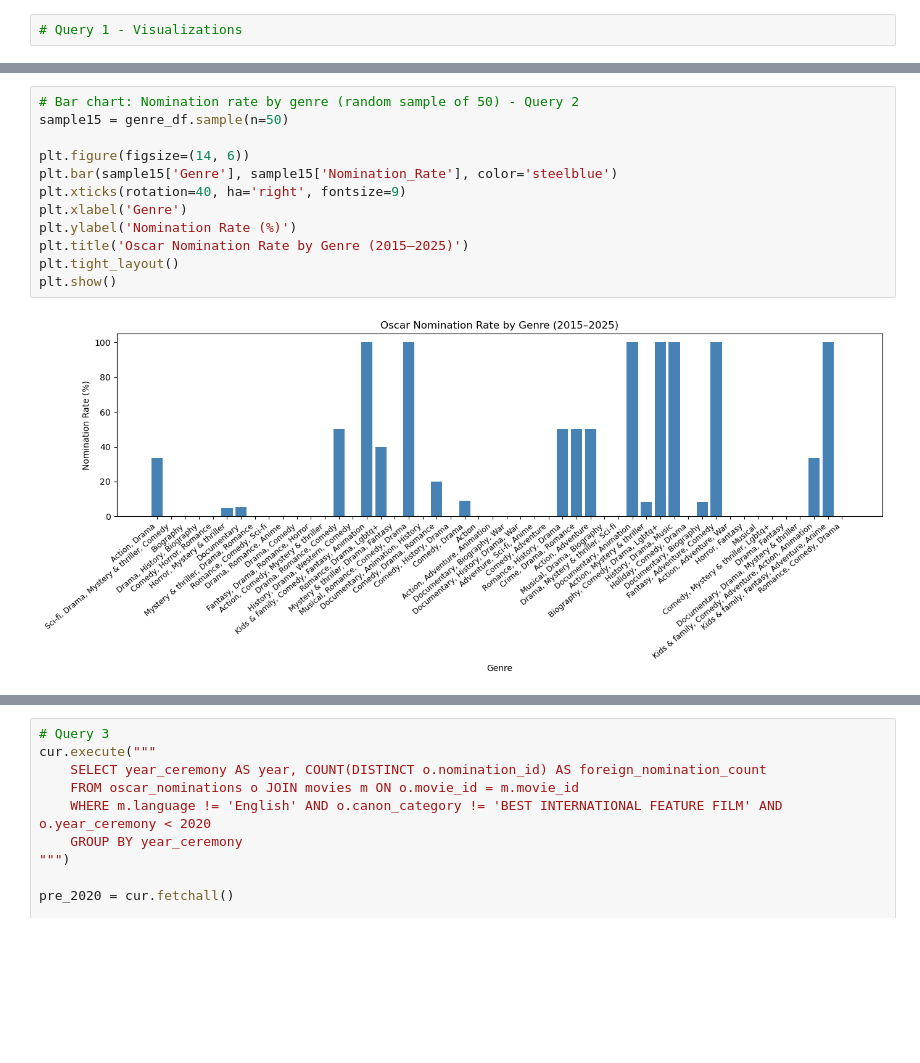
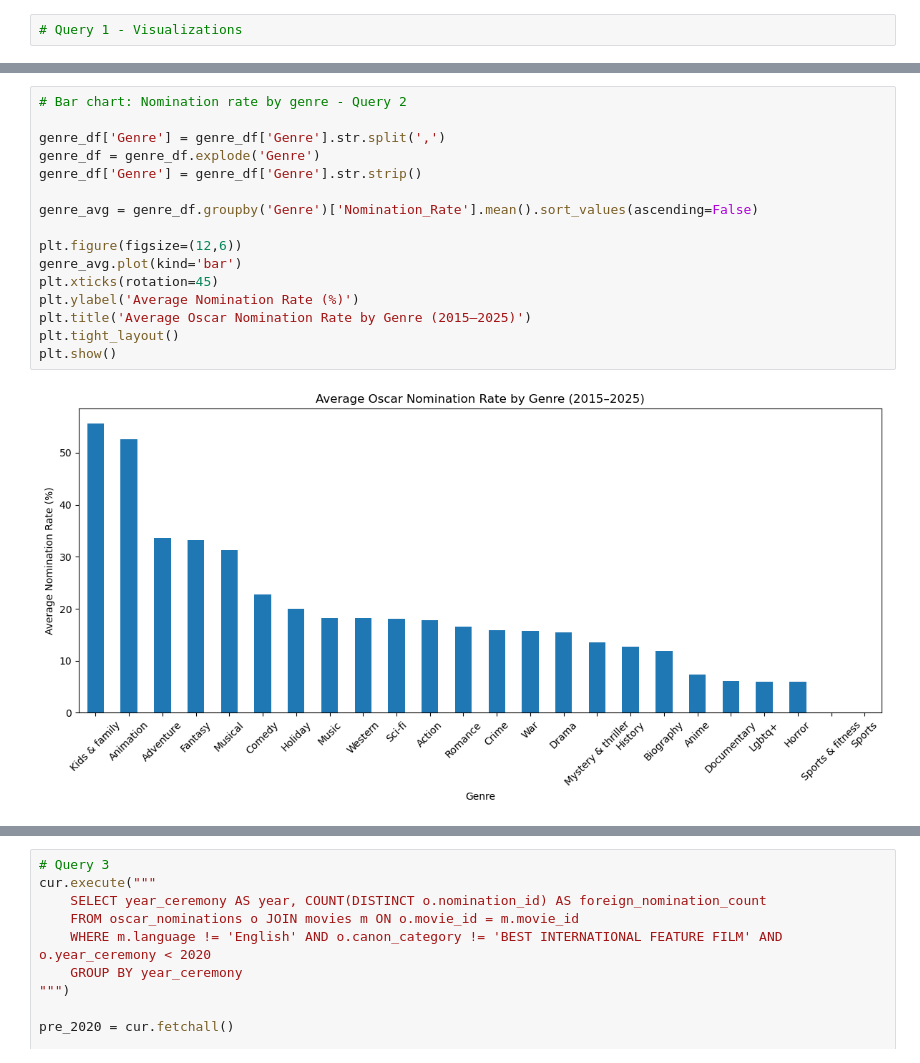
Before and after one commit to maggie63/cpsc368_group19, a Jupyter notebook: phase-3.ipynb, the cells around one changed output, grey strips where cells are left out. Cells and saved outputs as stored; diff of their text form; blank space fills up the shorter version.

Commit message:
Edited Q2 Visualizations

```diff
--- a/phase-3.ipynb
+++ b/phase-3.ipynb
@@ -94,17 +94,21 @@ print(genre_df)
 
 [305 rows x 4 columns]
 # %%
-# Bar chart: Nomination rate by genre (random sample of 50) - Query 2
-sample15 = genre_df.sample(n=50)
+# Bar chart: Nomination rate by genre - Query 2
 
-plt.figure(figsize=(14, 6))
-plt.bar(sample15['Genre'], sample15['Nomination_Rate'], color='steelblue')
-plt.xticks(rotation=40, ha='right', fontsize=9)
-plt.xlabel('Genre')
-plt.ylabel('Nomination Rate (%)')
-plt.title('Oscar Nomination Rate by Genre (2015–2025)')
+genre_df['Genre'] = genre_df['Genre'].str.split(',')
+genre_df = genre_df.explode('Genre')
+genre_df['Genre'] = genre_df['Genre'].str.strip()
+
+genre_avg = genre_df.groupby('Genre')['Nomination_Rate'].mean().sort_values(ascending=False)
+
+plt.figure(figsize=(12,6))
+genre_avg.plot(kind='bar')
+plt.xticks(rotation=45)
+plt.ylabel('Average Nomination Rate (%)')
+plt.title('Average Oscar Nomination Rate by Genre (2015–2025)')
 plt.tight_layout()
 plt.show()
 # %% [output]
-[figure, old version]
+[figure, new version]
 # %%
```
Also changed, not shown: parts of 3 cells of this notebook.
